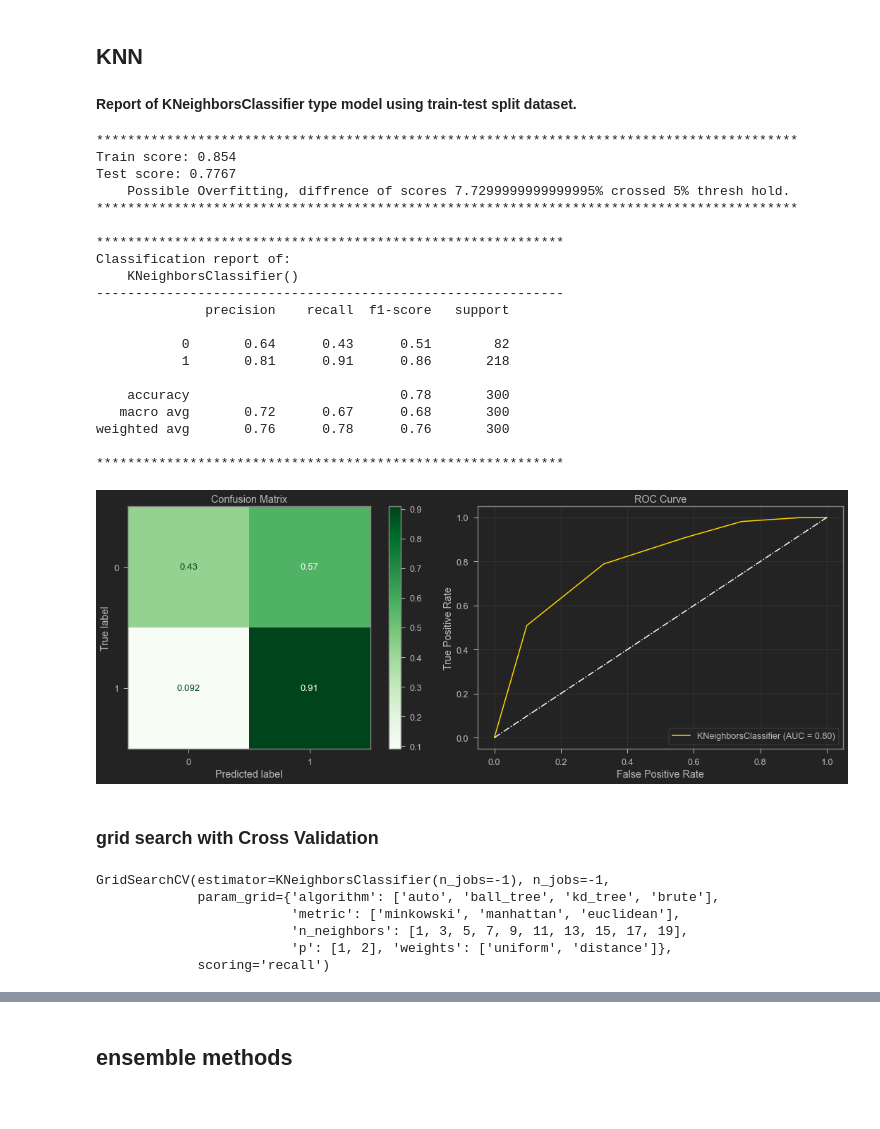
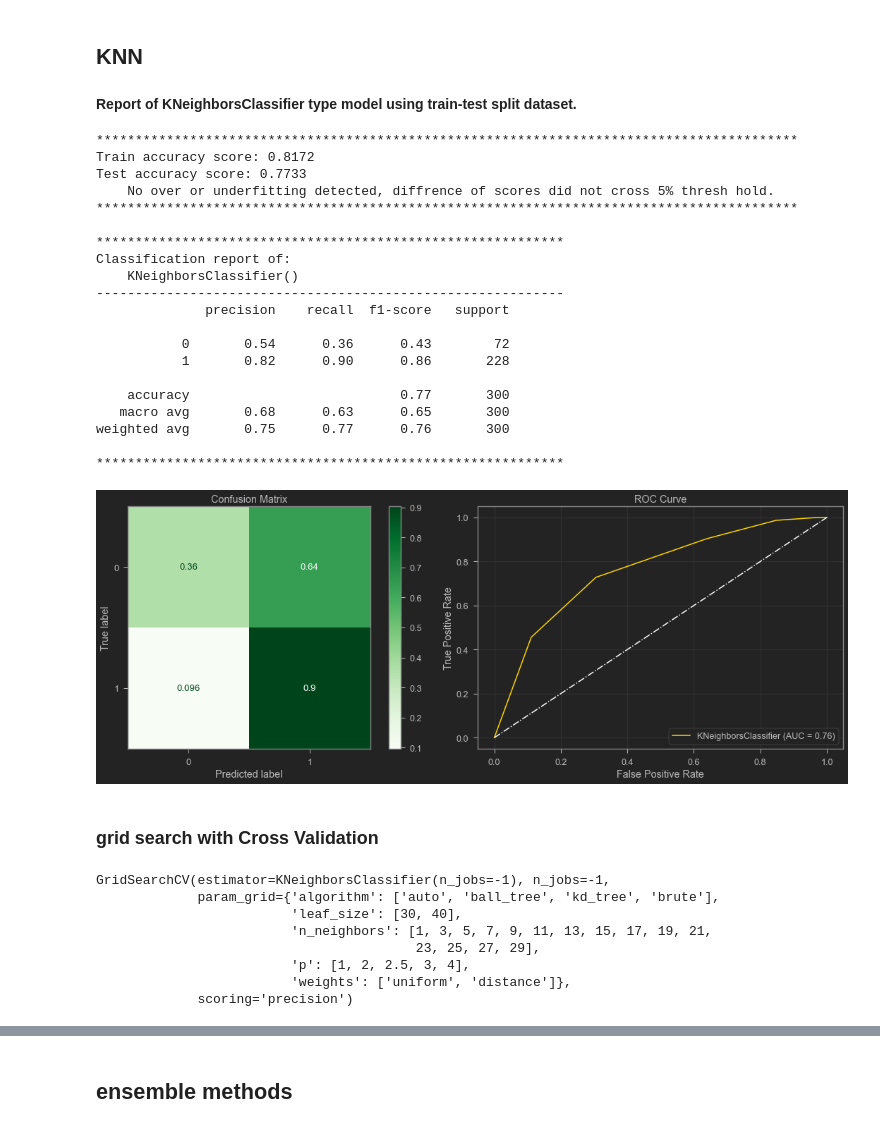
Before and after one commit to tamjid-ahsan/Garment-worker-efficiency, a Jupyter notebook: student.ipynb, the cells around one changed output, grey strips where cells are left out. Cells and saved outputs as stored; diff of their text form; code cells hidden in the pictures.

```diff
--- a/student.ipynb
+++ b/student.ipynb
@@ -265,4 +390,4 @@ Name: department, dtype: int64
 # %% [markdown]
 ### drop features
 # %%
-df.drop(columns=['date', 'wip', 'actual_productivity'], inplace=True)
+df.drop(columns=['date', 'actual_productivity'], inplace=True)
@@ -272,7 +417,7 @@ df.drop(columns=['date', 'wip', 'actual_productivity'], inplace=True)
 df['quarter'] = df['quarter'].astype('category')
 df['department'] = df['department'].astype('category')
 df['day'] = df['day'].astype('category')
-df['team'] = df['team'].astype('category')
+# df['team'] = df['team'].astype('category')
 # df['performance'] = df['performance'].astype('category')
 # %%
 df.dtypes
@@ -445,0 +621,3 @@ X_test_log_reg = fun.df_preprocessing_pipeline(X_test, drop='first').copy()
+# %%
+X_train_log_reg, X_test_log_reg = fun.dataset_preprocessing_pipeline(
+    X_train, X_test, scaler=fun.PowerTransformer(), drop='first')
@@ -500,12 +682,14 @@ logreg_gs = LogisticRegression(max_iter=1e4,
                                n_jobs=-1)
 params = {
     'C': [.0001, .001, .01, .1, 10, 100, 1000, 10000, 1e6, 1e12],
-    'penalty': ['l1', 'l2', 'elasticnet'],
+    'tol': [0.0001, 0.001, 0.01, .1, 1, 10],
+    'penalty': ['l1', 'l2', 'elasticnet', None],
     'solver': ['newton-cg', 'lbfgs', 'liblinear', 'sag', 'saga']
 }
 gridsearch_logreg = GridSearchCV(estimator=logreg_gs,
                                  param_grid=params,
-                                 n_jobs=-1)
+                                 n_jobs=-1,
+                                 scoring='accuracy')
 gridsearch_logreg
 # %% [output]
 GridSearchCV(estimator=LogisticRegression(class_weight='balanced',
@@ -555,58 +741,59 @@ weighted avg       0.75      0.68      0.70       300
 # %% [markdown]
 ## KNN
 # %%
-X_train_knn = fun.df_preprocessing_pipeline(X_train).copy()
-X_test_knn = fun.df_preprocessing_pipeline(X_test).copy()
+X_train_knn, X_test_knn = fun.dataset_preprocessing_pipeline(X_train, X_test)
 
 knn = KNeighborsClassifier()
-fun.model_report(knn, X_train_knn, y_train, X_test_knn,
-             y_test)
+fun.model_report(knn, X_train_knn, y_train, X_test_knn, y_test)
 # %% [output]
 Report of KNeighborsClassifier type model using train-test split dataset.
 ******************************************************************************************
-Train score: 0.854
-Test score: 0.7767
-    Possible Overfitting, diffrence of scores 7.7299999999999995% crossed 5% thresh hold.
+Train accuracy score: 0.8172
+Test accuracy score: 0.7733
+    No over or underfitting detected, diffrence of scores did not cross 5% thresh hold.
 ******************************************************************************************
 
 ************************************************************
 Classification report of:
     KNeighborsClassifier()
 ------------------------------------------------------------
               precision    recall  f1-score   support
 
-           0       0.64      0.43      0.51        82
-           1       0.81      0.91      0.86       218
+           0       0.54      0.36      0.43        72
+           1       0.82      0.90      0.86       228
 
-    accuracy                           0.78       300
-   macro avg       0.72      0.67      0.68       300
-weighted avg       0.76      0.78      0.76       300
+    accuracy                           0.77       300
+   macro avg       0.68      0.63      0.65       300
+weighted avg       0.75      0.77      0.76       300
 
 ************************************************************
-[figure, old version]
+[figure, new version]
 # %% [markdown]
 ### grid search with Cross Validation
 # %%
 knn_gs = KNeighborsClassifier(n_jobs=-1)
 params = {
-    'n_neighbors': list(range(1, 21, 2)),
+    'n_neighbors': list(range(1, 31, 2)),
     'weights': ['uniform', 'distance'],
     'algorithm': ['auto', 'ball_tree', 'kd_tree', 'brute'],
-    'p': [1, 2],
-    'metric': ['minkowski', 'manhattan', 'euclidean']
+    'p': [1, 2, 2.5, 3, 4],
+    'leaf_size': [30, 40],
+    #     'metric': ['minkowski', 'manhattan', 'euclidean']
 }
 gridsearch_knn = GridSearchCV(estimator=knn_gs,
                               param_grid=params,
                               n_jobs=-1,
-                              scoring='recall')
+                              scoring='precision')
 gridsearch_knn
 # %% [output]
 GridSearchCV(estimator=KNeighborsClassifier(n_jobs=-1), n_jobs=-1,
              param_grid={'algorithm': ['auto', 'ball_tree', 'kd_tree', 'brute'],
-                         'metric': ['minkowski', 'manhattan', 'euclidean'],
-                         'n_neighbors': [1, 3, 5, 7, 9, 11, 13, 15, 17, 19],
-                         'p': [1, 2], 'weights': ['uniform', 'distance']},
-             scoring='recall')
+                         'leaf_size': [30, 40],
+                         'n_neighbors': [1, 3, 5, 7, 9, 11, 13, 15, 17, 19, 21,
+                                         23, 25, 27, 29],
+                         'p': [1, 2, 2.5, 3, 4],
+                         'weights': ['uniform', 'distance']},
+             scoring='precision')
 # %%
 with warnings.catch_warnings():
     warnings.simplefilter("ignore")
```
Also changed, not shown: parts of 90 cells of this notebook, 11 other files.
